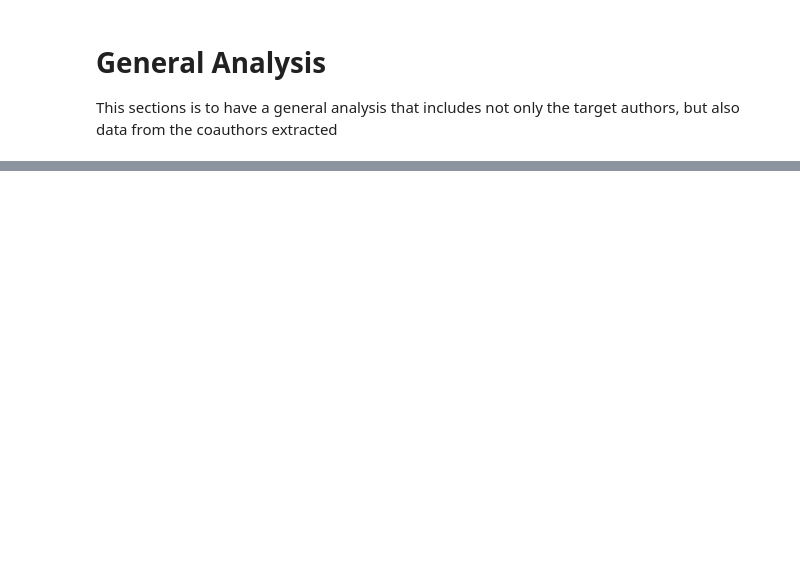
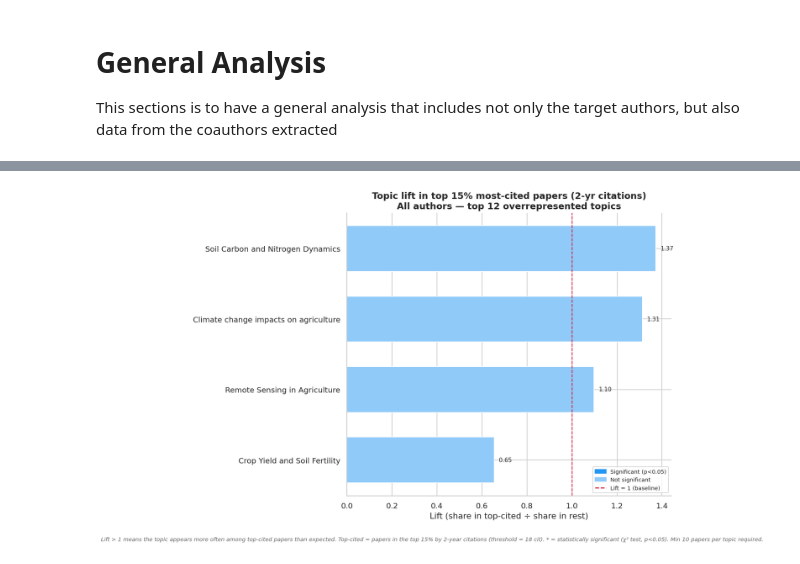
Before and after one commit to Ciampitti-Lab/PublicationAnalysis, a Jupyter notebook: books/All_Authors_analysis.ipynb, the cells around one changed output, grey strips where cells are left out. Drawn from its saved outputs; the diff is of its cells as text; code cells hidden in the pictures; blank space fills up the shorter version.

```diff
--- a/books/All_Authors_analysis.ipynb
+++ b/books/All_Authors_analysis.ipynb
@@ -107,0 +216,96 @@ plt.show()
+# %%
+# ══════════════════════════════════════════════════════════════════════════════
+# CELL 3 (all authors) — Topic lift: overrepresentation in top-cited papers
+# Answers: which topics punch above their weight in citations?
+# ══════════════════════════════════════════════════════════════════════════════
+import pandas as pd, numpy as np, matplotlib.pyplot as plt, seaborn as sns
+from scipy.stats import chi2_contingency
+
+TOP_PERCENTILE = 0.15   # top 15% = "highly cited"
+MIN_PAPERS     = 10     # min papers per topic to include
+TOP_K          = 12     # topics to show in chart
+TOPIC_COL      = "primary_topic"
+
+df = filtered_all_df_corr.copy()
+df["cit_2yr"] = (
+    pd.to_numeric(df["citations_year_0"], errors="coerce").fillna(0)
+    + pd.to_numeric(df["citations_year_1"], errors="coerce").fillna(0)
+)
+df = df.dropna(subset=[TOPIC_COL, "cit_2yr"]).drop_duplicates(subset="article_id")
+
+# Filter low-frequency topics
+topic_counts = df[TOPIC_COL].value_counts()
+df = df[df[TOPIC_COL].isin(topic_counts[topic_counts >= MIN_PAPERS].index)]
+
+threshold = df["cit_2yr"].quantile(1 - TOP_PERCENTILE)
+top_df    = df[df["cit_2yr"] >= threshold].copy()
+rest_df   = df[df["cit_2yr"] <  threshold].copy()
+
+# Only topics with ≥5 papers in top set
+eligible = top_df[TOPIC_COL].value_counts()
+eligible = eligible[eligible >= 5].index
+top_df   = top_df[top_df[TOPIC_COL].isin(eligible)]
+rest_df  = rest_df[rest_df[TOPIC_COL].isin(eligible)]
+
+all_topics = sorted(eligible)
+top_counts  = top_df[TOPIC_COL].value_counts()
+rest_counts = rest_df[TOPIC_COL].value_counts()
+top_pct     = top_counts.reindex(all_topics, fill_value=0) / len(top_df) * 100
+rest_pct    = rest_counts.reindex(all_topics, fill_value=0) / max(len(rest_df), 1) * 100
+lift        = (top_pct / rest_pct.replace(0, np.nan)).replace([np.inf, -np.inf], np.nan)
+
+results = []
+for topic in all_topics:
+    a = top_counts.get(topic, 0);  b = len(top_df) - a
+    c = rest_counts.get(topic, 0); d = len(rest_df) - c
+    try:
+        _, p, _, _ = chi2_contingency([[a, b], [c, d]])
+    except Exception:
+        p = np.nan
+    results.append({"topic": topic, "lift": lift.get(topic, np.nan),
+                    "top_pct": top_pct.get(topic, 0),
+                    "rest_pct": rest_pct.get(topic, 0),
+                    "top_n": a, "p_value": p})
+
+res = (pd.DataFrame(results)
+       .dropna(subset=["lift"])
+       .sort_values("lift", ascending=False)
+       .head(TOP_K))
+res["significant"] = res["p_value"] < 0.05
+res = res.sort_values("lift")
+
+colors = ["#2196F3" if sig else "#90CAF9" for sig in res["significant"]]
+fig, ax = plt.subplots(figsize=(10, 7))
+bars = ax.barh(res["topic"], res["lift"], color=colors, edgecolor="white", height=0.65)
+ax.axvline(1.0, color="crimson", linestyle="--", linewidth=1.2, label="No overrepresentation (lift=1)")
+for bar, (_, row) in zip(bars, res.iterrows()):
+    ax.text(bar.get_width() + 0.02, bar.get_y() + bar.get_height() / 2,
+            f"{row['lift']:.2f}{'*' if row['significant'] else ''}",
+            va="center", fontsize=8.5)
+
+from matplotlib.patches import Patch
+ax.legend(handles=[
+    Patch(color="#2196F3", label="Significant (p<0.05)"),
+    Patch(color="#90CAF9", label="Not significant"),
+    plt.Line2D([0], [0], color="crimson", linestyle="--", label="Lift = 1 (baseline)")
+], fontsize=8, loc="lower right")
+
+ax.set_title(f"Topic lift in top {int(TOP_PERCENTILE*100)}% most-cited papers (2-yr citations)\n"
+             f"All authors — top {TOP_K} overrepresented topics", fontsize=13, fontweight="bold")
+ax.set_xlabel("Lift (share in top-cited ÷ share in rest)")
+ax.spines[["top", "right"]].set_visible(False)
+plt.tight_layout()
+
+note = (
+    f"Lift > 1 means the topic appears more often among top-cited papers than expected. "
+    f"Top-cited = papers in the top {int(TOP_PERCENTILE*100)}% by 2-year citations (threshold = {threshold:.0f} cit). "
+    f"* = statistically significant (χ² test, p<0.05). Min {MIN_PAPERS} papers per topic required."
+)
+fig.text(0.5, -0.03, note, ha="center", fontsize=8, color="dimgray", style="italic")
+plt.subplots_adjust(bottom=0.1)
+plt.show()
+
+print(res[["topic", "lift", "top_n", "top_pct", "rest_pct", "p_value", "significant"]]
+      .sort_values("lift", ascending=False).to_string(index=False))
+# %% [output]
+[figure, added]
```
Also changed, not shown: parts of 11 cells of this notebook, 2 other files.
